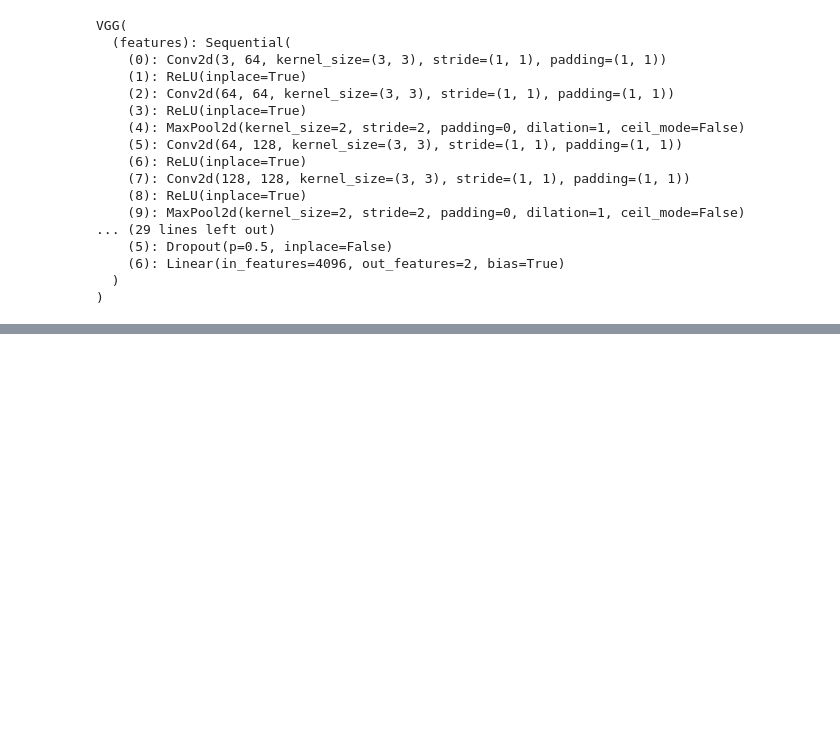
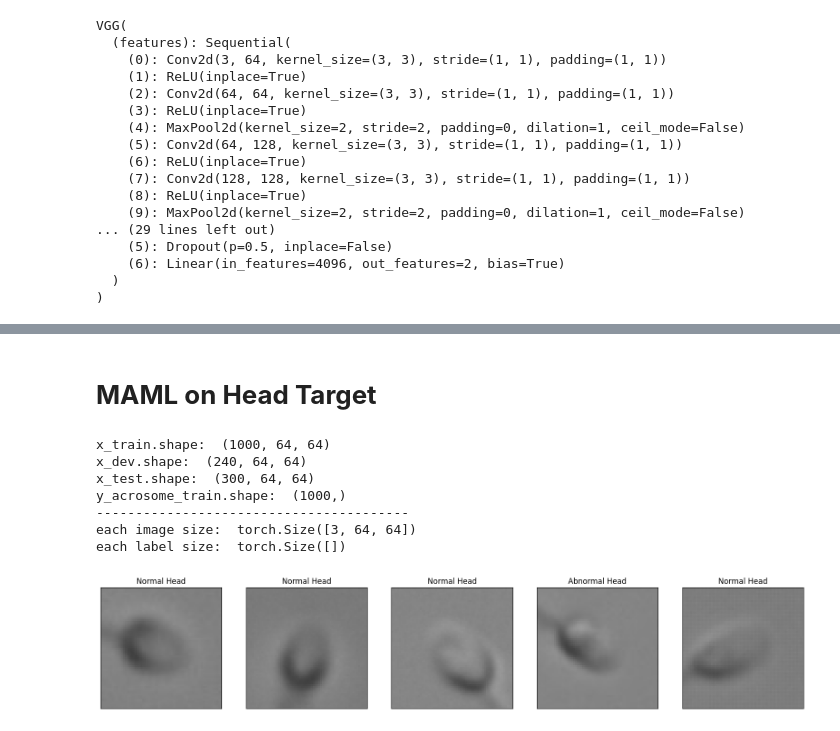
Before and after one commit to amirezzati/sperm-abnormality-detection-using-maml, a Jupyter notebook: Meta-Learning.ipynb, the cells around one changed output, grey strips where cells are left out. Cells and saved outputs as stored; diff of their text form; code cells hidden in the pictures; blank space fills up the shorter version.

Commit message:
MAML initial model with L2L

```diff
--- a/Meta-Learning.ipynb
+++ b/Meta-Learning.ipynb
@@ -433,0 +520,18 @@ model.eval()
+# %% [markdown]
+# **MAML on Head Target**
+# %%
+trainset, devset, testset = constructDataset(data_shape=64, target_type='head')
+print('--'*20 + '\n' + 'each image size: ', trainset.imgs[0].shape)
+print('each label size: ', trainset.img_labels[0].shape)
+
+idx_to_labels = {0: "Normal Head", 1: "Abnormal Head"}
+show(trainset, labels=idx_to_labels)
+# %% [output]
+x_train.shape:  (1000, 64, 64)
+x_dev.shape:  (240, 64, 64)
+x_test.shape:  (300, 64, 64)
+y_acrosome_train.shape:  (1000,)
+----------------------------------------
+each image size:  torch.Size([3, 64, 64])
+each label size:  torch.Size([])
+[figure, added]
```
Also changed, not shown: parts of 40 cells of this notebook.
